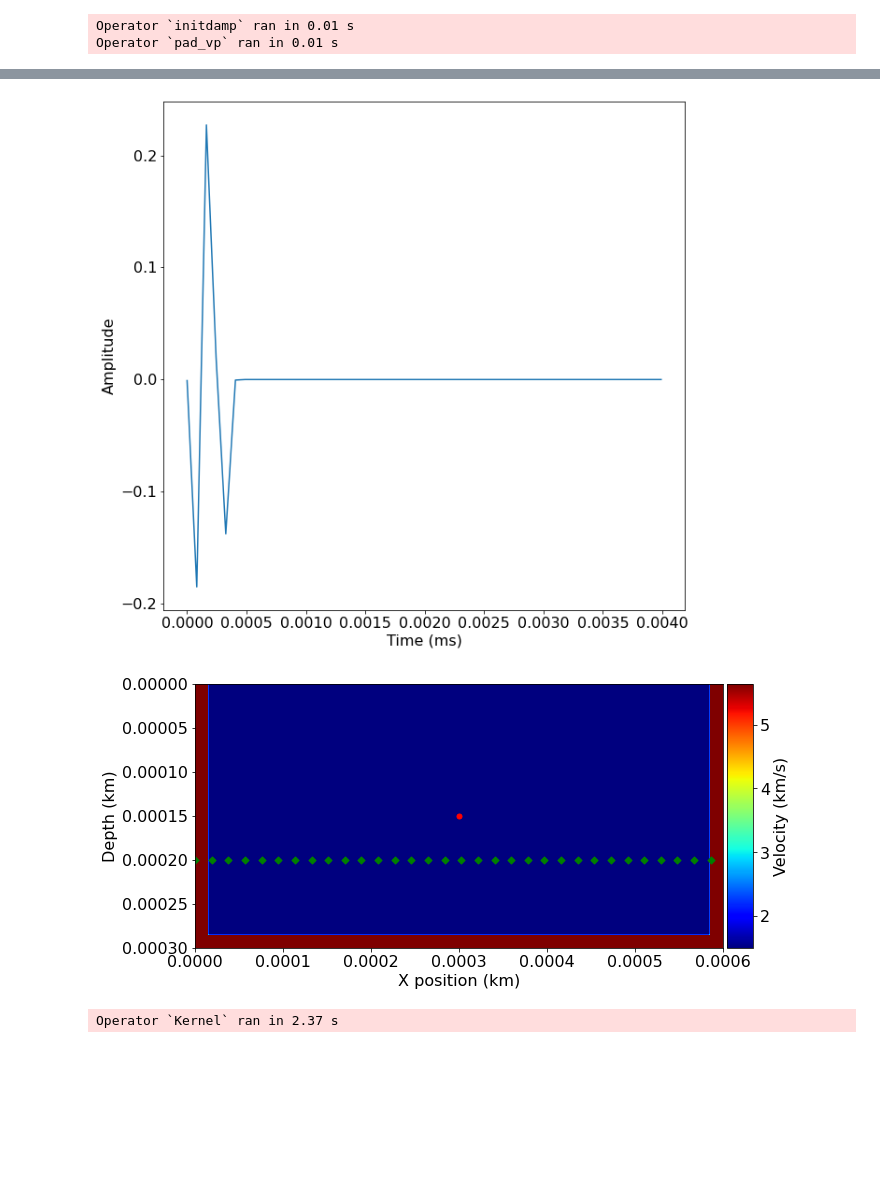
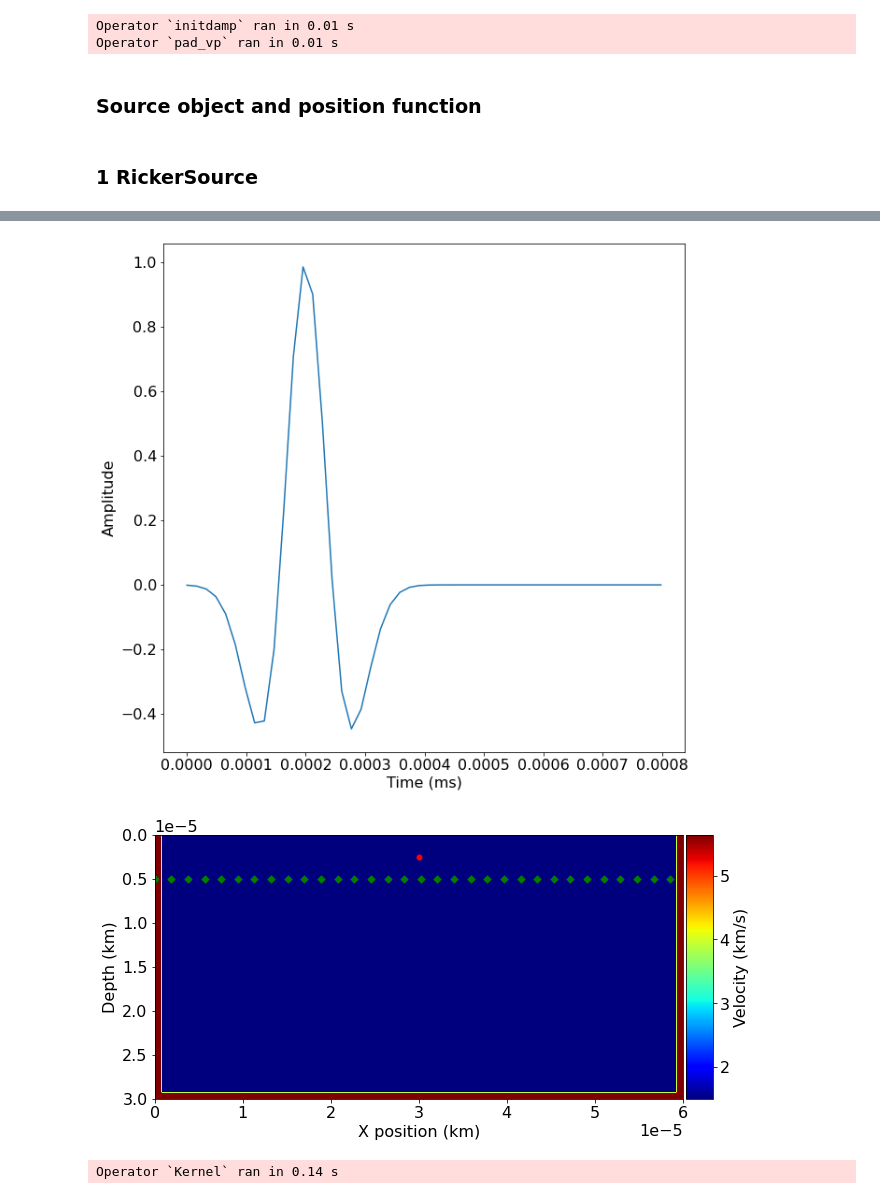
Before and after one commit to bgd54/sonar-FWI, a Jupyter notebook: water_tank/waveform.ipynb, the cells around one changed output, grey strips where cells are left out. Cells and saved outputs as stored; diff of their text form; code cells hidden in the pictures; blank space fills up the shorter version.

```diff
--- a/water_tank/waveform.ipynb
+++ b/water_tank/waveform.ipynb
@@ -128,13 +17,13 @@ Operator `Kernel` ran in 192.13 s
 # %%
-nx = 801
-nz = 401
+nx = 401
+nz = 201
 nb = 10
 shape = (nx, nz)
-spacing = (.00075, .00075) #60x30 cm
+spacing = (.00015, .00015) #60x30 cm
 origin = (0., 0.)
 v_water = 1.5 # v in distilled water 1496.7 m/s
 v_glass = 5.64 # v in glass 5640 m/s
-glass =  int((1.5 / spacing[0]) / 100) # 1.5 cm
+glass = 5
 # Define a velocity profile. The velocity is in km/s
 v = np.empty(shape, dtype=np.float32)
 v[:, :] = v_water
@@ -147,7 +36,12 @@ model = Model(vp=v, origin=origin, shape=shape, spacing=spacing,
 
 # Set time range, source, source coordinates and receiver coordinates
 t0 = 0.  # Simulation starts a t=0
-tn = .25  # Simulation lasts tn milliseconds
+tn = .02  # Simulation lasts tn milliseconds
 dt = model.critical_dt # Time step from model grid spacing
 time_range = TimeAxis(start=t0, stop=tn, step=dt)
 nt = time_range.num  # number of time steps
+# %% [output]
+Operator `initdamp` ran in 0.01 s
+Operator `pad_vp` ran in 0.01 s
+# %% [markdown]
+### Source object and position function
@@ -154,10 +69,11 @@ nt = time_range.num  # number of time steps
+# %% [markdown]
+### 1 RickerSource
 # %%
 f0 = 5000  # Source peak frequency is 5 MHz (5000 kHz)
 ns = 1; # number of sources
 nr = 128; # number of receivers
-depth = .15
+depth = .0025
 wavelength = v_water / f0
-# width = wavelength # 3 cm is the widht of the sources
 source_distance = 500 * wavelength
 alpha = 90 # angle of the sources to the water surface (0° - 180°) 90° means sources are parallel with the water surface
 cx = model.domain_size[0] * 0.5
@@ -182,7 +98,7 @@ rec = Receiver(name='rec', grid=model.grid,npoint=nr,
                time_range=time_range)
 
 rec.coordinates.data[:, 0] = np.linspace(0, model.domain_size[0], num=nr)
-rec.coordinates.data[:, 1] = .2
+rec.coordinates.data[:, 1] = .005
 
 plot_velocity(model, source=src.coordinates.data,
               receiver=rec.coordinates.data[::4, :])
@@ -202,7 +118,7 @@ op(time=nt - 2, dt=model.critical_dt)
 plot_shotrecord(rec.data, model, t0, tn)
 
 plt.figure()
-plt.plot(src.time_values,rec.data[:,64])
+plt.plot(src.time_values[:600],rec.data[:600,64])
 plt.xlabel('Time (ms)')
 plt.ylabel('Amplitude')
 plt.tick_params()
@@ -215,5 +131,3 @@ plt.ylabel('Amplitude')
 plt.tick_params()
 plt.show()
 # %% [output]
-Operator `initdamp` ran in 0.01 s
-Operator `pad_vp` ran in 0.01 s
@@ -221,3 +135,3 @@ Operator `pad_vp` ran in 0.01 s
-[figure, old version]
+[figure, new version]
-[figure, old version]
+[figure, new version]
-Operator `Kernel` ran in 2.37 s
+Operator `Kernel` ran in 0.14 s
```
Also changed, not shown: parts of 16 cells of this notebook.
